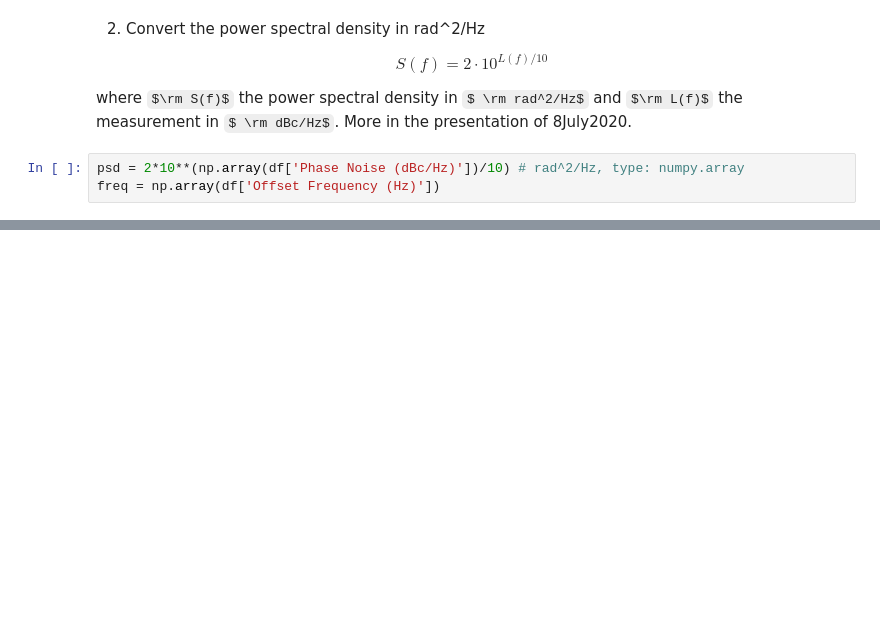
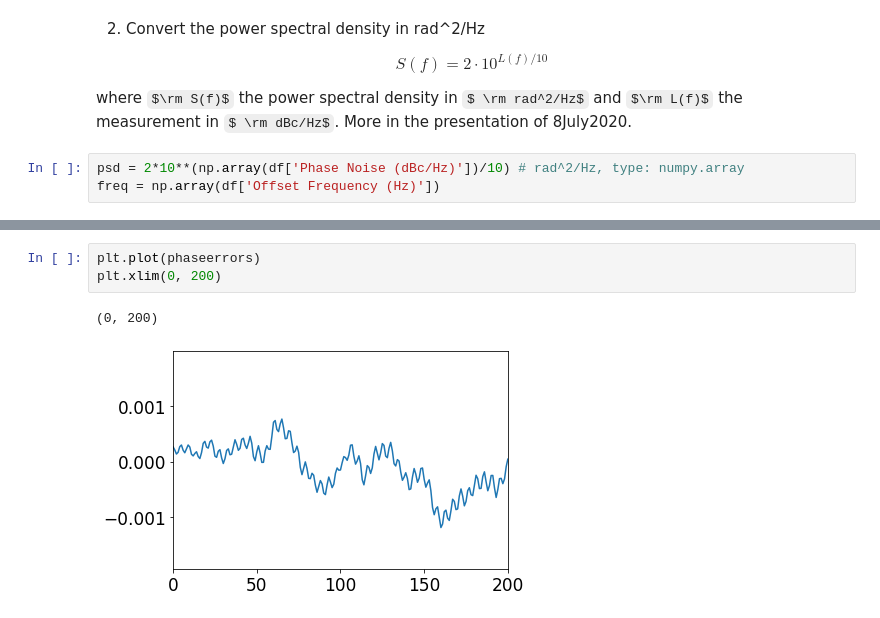
Before and after one commit to natriant/utils, a Jupyter notebook: noise_studies_playground/generate_noiseKicks_forRealSpectrum/KickGenerator.ipynb, the cells around one changed output, grey strips where cells are left out. Saved outputs shown, nothing was run; the diff lists cells and outputs as text; some formulas as TeX source; blank space fills up the shorter version.

```diff
--- a/noise_studies_playground/generate_noiseKicks_forRealSpectrum/KickGenerator.ipynb
+++ b/noise_studies_playground/generate_noiseKicks_forRealSpectrum/KickGenerator.ipynb
@@ -90,0 +147,6 @@ PhaseErrors_fft = np.fft.ifft(np.sqrt(psd))
+# %%
+plt.plot(phaseerrors)
+plt.xlim(0, 200)
+# %% [output]
+(0, 200)
+[figure, added]
```
Also changed, not shown: parts of 14 cells of this notebook, 2 other files.
